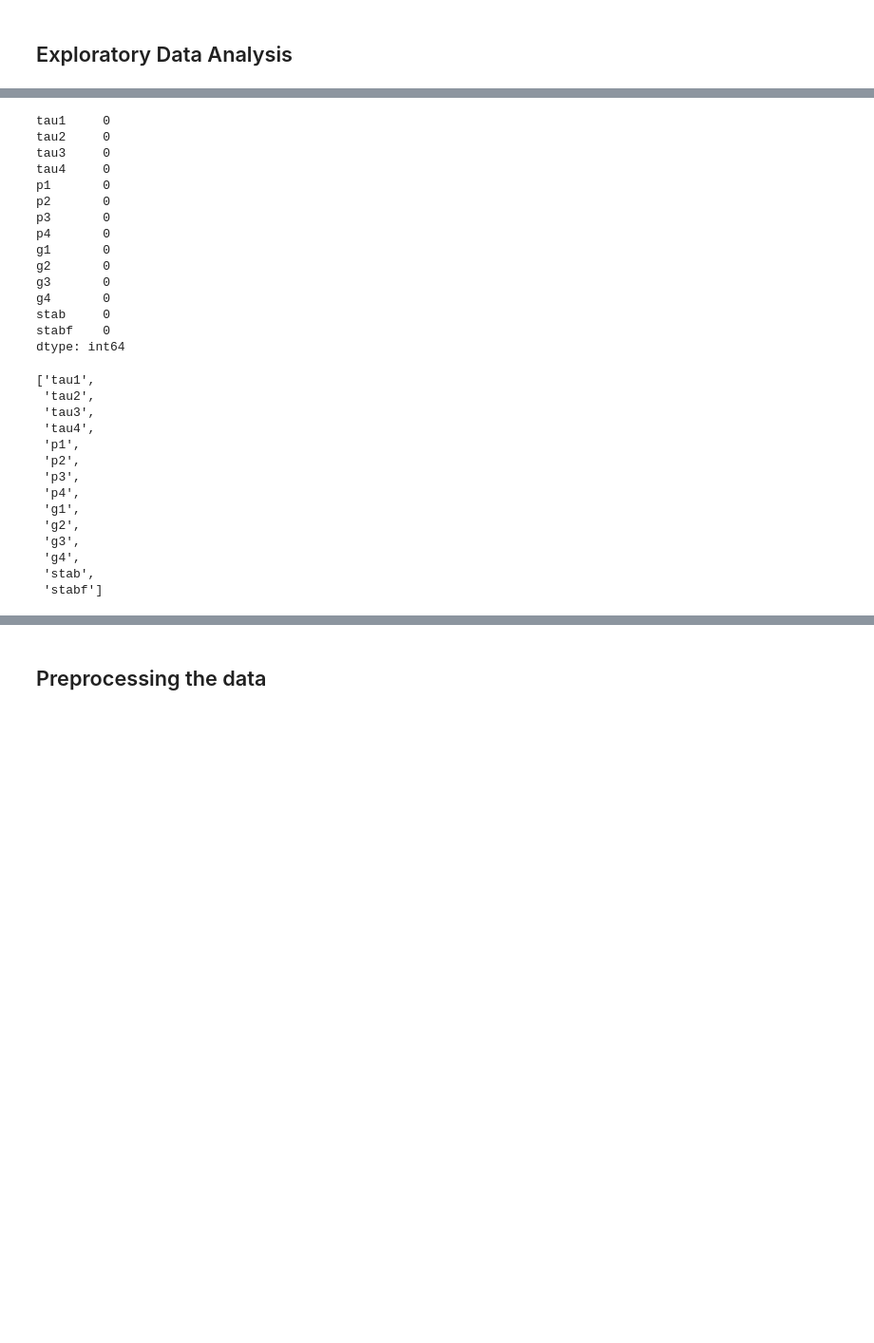
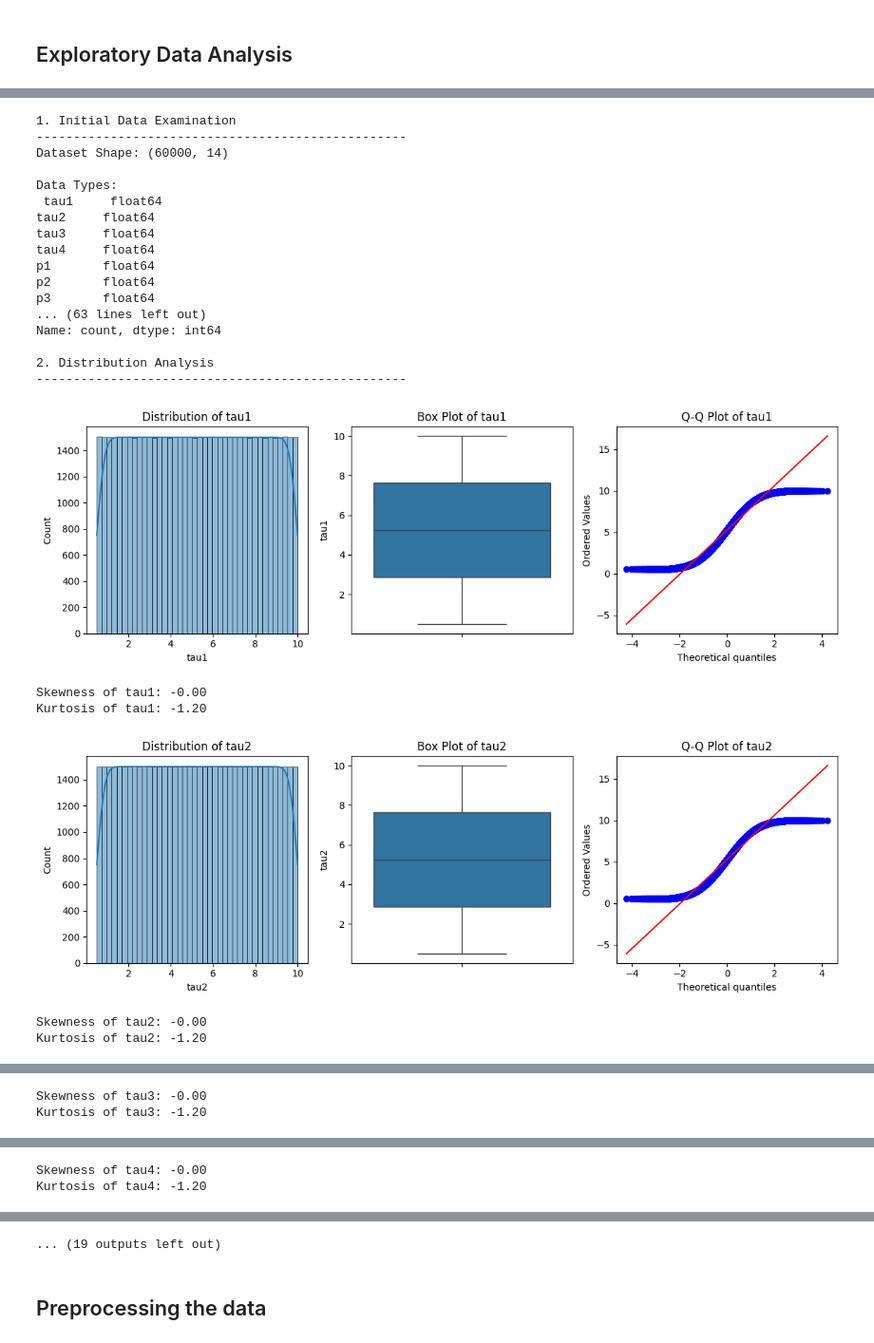
Before and after one commit to saivarshith67/smart-grid-stability, a Jupyter notebook: smartgridprediction.ipynb, the cells around one changed output, grey strips where cells are left out. Shown at 95% size. Saved outputs shown, nothing was run; the diff lists cells and outputs as text; code cells hidden in the pictures; blank space fills up the shorter version.

```diff
--- a/smartgridprediction.ipynb
+++ b/smartgridprediction.ipynb
@@ -42,36 +22,0 @@ memory usage: 6.4+ MB
-# %%
-# check for null values
-df.isnull().sum()
-# %% [output]
-tau1     0
-tau2     0
-tau3     0
-tau4     0
-p1       0
-p2       0
-p3       0
-p4       0
-g1       0
-g2       0
-g3       0
-g4       0
-stab     0
-stabf    0
-dtype: int64
-# %%
-df.columns.to_list()
-# %% [output]
-['tau1',
- 'tau2',
- 'tau3',
- 'tau4',
- 'p1',
- 'p2',
- 'p3',
- 'p4',
- 'g1',
- 'g2',
- 'g3',
- 'g4',
- 'stab',
- 'stabf']
@@ -81,0 +179,26 @@ categorical_columns = columns[-1]
+# %%
+perform_eda(df)
+# %% [output]
+1. Initial Data Examination
+--------------------------------------------------
+Dataset Shape: (60000, 14)
+
+Data Types:
+ tau1     float64
+tau2     float64
+tau3     float64
+tau4     float64
+p1       float64
+p2       float64
+p3       float64
+... (63 lines left out)
+Name: count, dtype: int64
+
+2. Distribution Analysis
+--------------------------------------------------
+[figure, added]
+Skewness of tau1: -0.00
+Kurtosis of tau1: -1.20
+[figure, added]
+Skewness of tau2: -0.00
+Kurtosis of tau2: -1.20
@@ -81,0 +206,2 @@ categorical_columns = columns[-1]
+Skewness of tau3: -0.00
+Kurtosis of tau3: -1.20
@@ -81,0 +209,2 @@ categorical_columns = columns[-1]
+Skewness of tau4: -0.00
+Kurtosis of tau4: -1.20
@@ -82,3 +215,4 @@ categorical_columns = columns[-1]
+... (19 outputs left out)
 # %% [markdown]
 <h2>Preprocessing the data</h2>
 # %%
```
Also changed, not shown: parts of 23 cells of this notebook, 1 other file.
